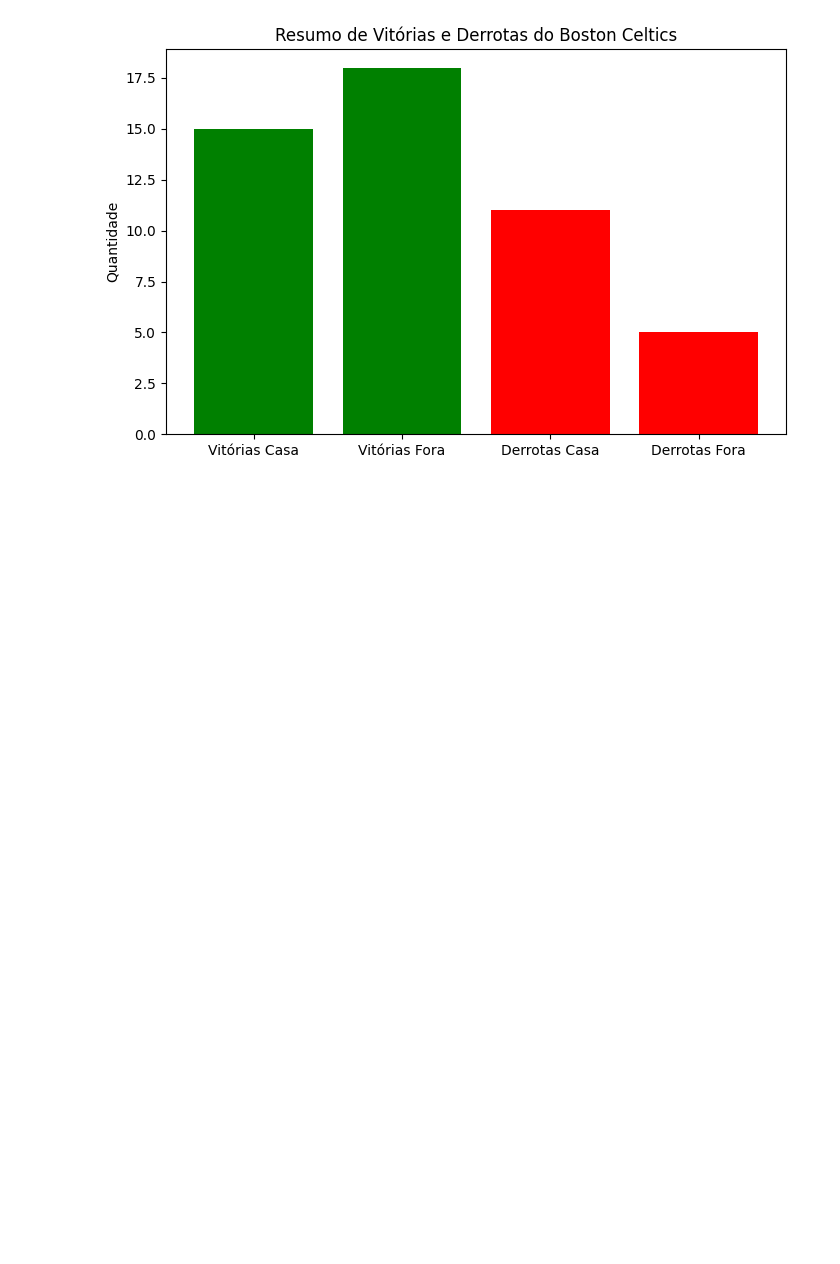
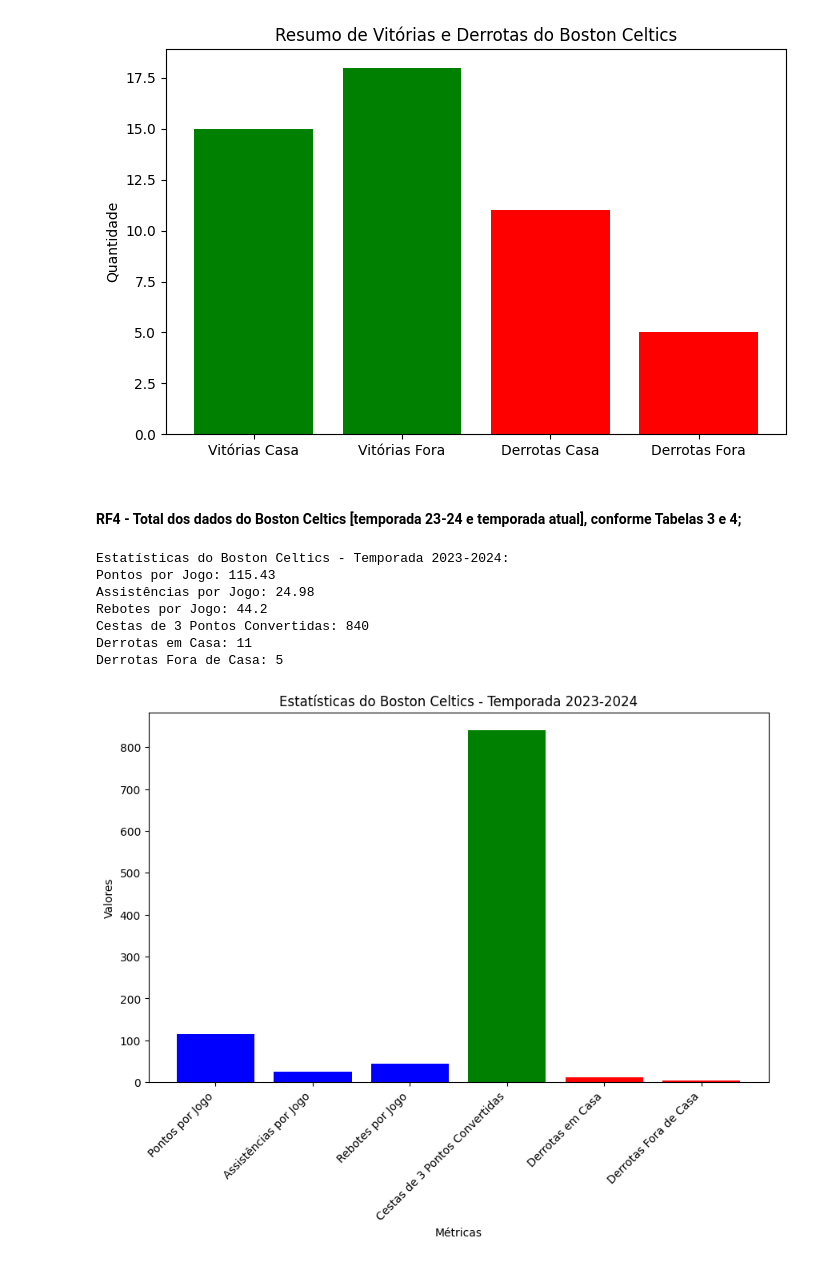
Before and after one commit to jacksonlmp/data_science_nba, a Jupyter notebook: notebook/data_exploration.ipynb, the cells around one changed output. Cells and saved outputs as stored; diff of their text form; code cells hidden in the pictures; blank space fills up the shorter version.

```diff
--- a/notebook/data_exploration.ipynb
+++ b/notebook/data_exploration.ipynb
@@ -208,3 +208,61 @@ Try using .loc[row_indexer,col_indexer] = value instead
 See the caveats in the documentation: https://pandas.pydata.org/pandas-docs/stable/user_guide/indexing.html#returning-a-view-versus-a-copy
   team_games.loc[:, 'is_away'] = team_games['MATCHUP'].apply(lambda x: '@' in x)
 [figure]
+# %% [markdown]
+#### **RF4 - Total dos dados do Boston Celtics [temporada 23-24 e temporada atual], conforme Tabelas 3 e 4;**
+# %%
+def calculate_team_stats_season(team_games):
+    total_games = len(team_games)
+
+    if total_games > 0:
+        points_per_game = team_games['PTS'].sum() / total_games
+        assists_per_game = team_games['AST'].sum() / total_games
+        rebounds_per_game = team_games['REB'].sum() / total_games
+    else:
+        points_per_game = 0
+        assists_per_game = 0
+        rebounds_per_game = 0
+
+    total_3_points_made = team_games['FG3M'].sum()
+    home_losses = team_games[(team_games['WL'] == 'L') & (team_games['MATCHUP'].str.contains("vs."))].shape[0]
+    away_losses = team_games[(team_games['WL'] == 'L') & (team_games['MATCHUP'].str.contains("@"))].shape[0]
+
+    stats = {
+        'Pontos por Jogo': round(points_per_game, 2),
+        'Assistências por Jogo': round(assists_per_game, 2),
+        'Rebotes por Jogo': round(rebounds_per_game, 2),
+        'Cestas de 3 Pontos Convertidas': int(total_3_points_made),
+        'Derrotas em Casa': home_losses,
+        'Derrotas Fora de Casa': away_losses
+    }
+
+    return stats
+
+season_id_2023_24 = 22024
+celtics_games_2023_24 = celtics_games[celtics_games['SEASON_ID'] == season_id_2023_24]
+
+celtics_stats_2023_24 = calculate_team_stats_season(celtics_games_2023_24)
+
+print("Estatísticas do Boston Celtics - Temporada 2023-2024:")
+for key, value in celtics_stats_2023_24.items():
+    print(f"{key}: {value}")
+
+labels = list(celtics_stats_2023_24.keys())
+values = list(celtics_stats_2023_24.values())
+
+plt.figure(figsize=(10, 6))
+plt.bar(labels, values, color=['blue', 'blue', 'blue', 'green', 'red', 'red'])
+plt.title("Estatísticas do Boston Celtics - Temporada 2023-2024")
+plt.xlabel("Métricas")
+plt.ylabel("Valores")
+plt.xticks(rotation=45, ha="right")
+plt.show()
+# %% [output]
+Estatísticas do Boston Celtics - Temporada 2023-2024:
+Pontos por Jogo: 115.43
+Assistências por Jogo: 24.98
+Rebotes por Jogo: 44.2
+Cestas de 3 Pontos Convertidas: 840
+Derrotas em Casa: 11
+Derrotas Fora de Casa: 5
+[figure, added]
```
Also changed, not shown: parts of 6 cells of this notebook, 1 other file.
